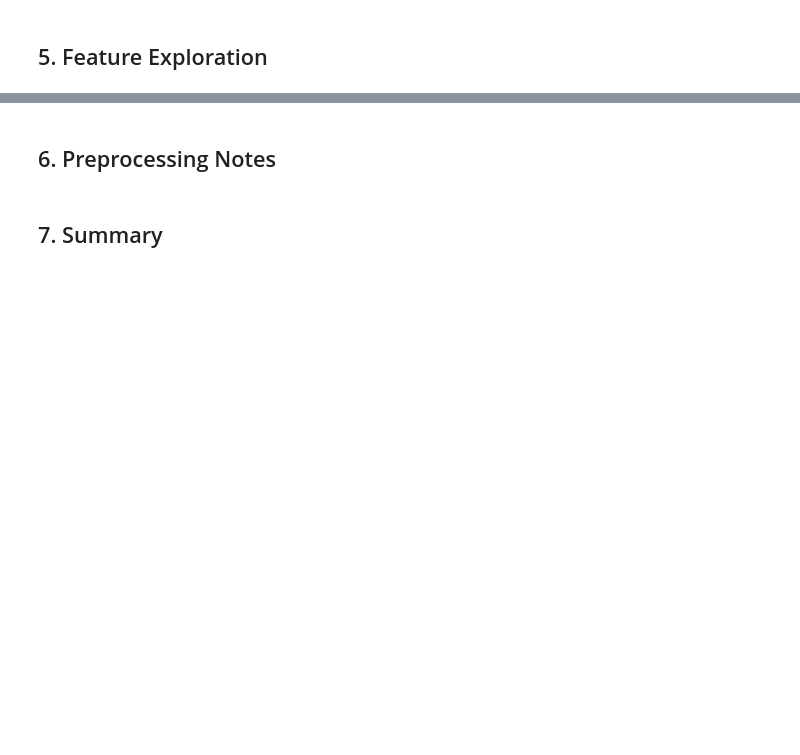
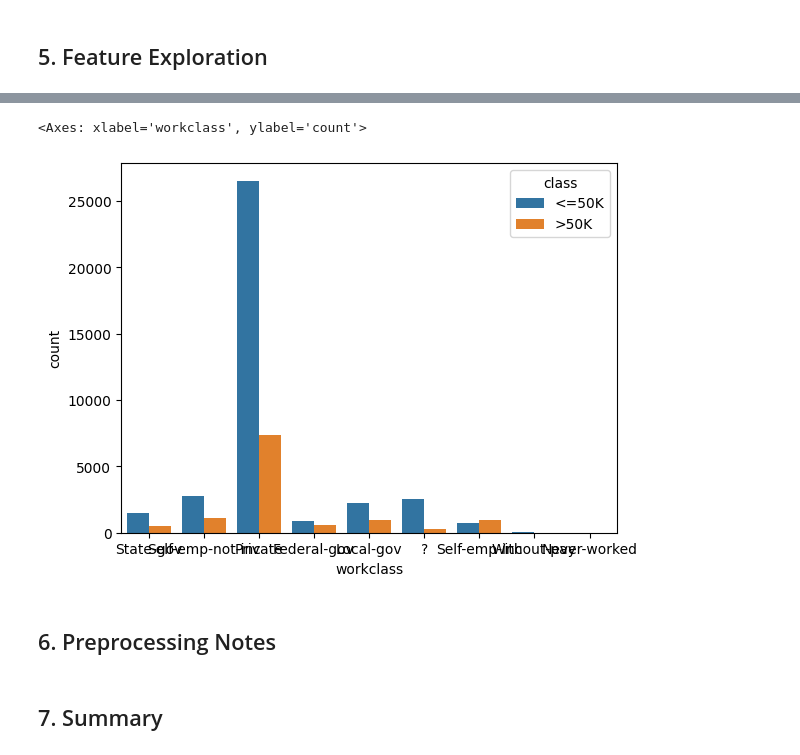
Before and after one commit to flotumm/TUWien-MLExercise, a Jupyter notebook: notebooks/adult_analysis.ipynb, the cells around one changed output, grey strips where cells are left out. Saved outputs shown, nothing was run; the diff lists cells and outputs as text; code cells hidden in the pictures; blank space fills up the shorter version.

```diff
--- a/notebooks/adult_analysis.ipynb
+++ b/notebooks/adult_analysis.ipynb
@@ -180,3 +209,8 @@ for col in cat_cols:
+# %%
+sns.countplot(x='workclass', hue='class', data=df)
+# %% [output]
+<Axes: xlabel='workclass', ylabel='count'>
+[figure, added]
 # %% [markdown]
 ## 6. Preprocessing Notes
 # %%
```
Also changed, not shown: parts of 6 cells of this notebook, 1 other file.
